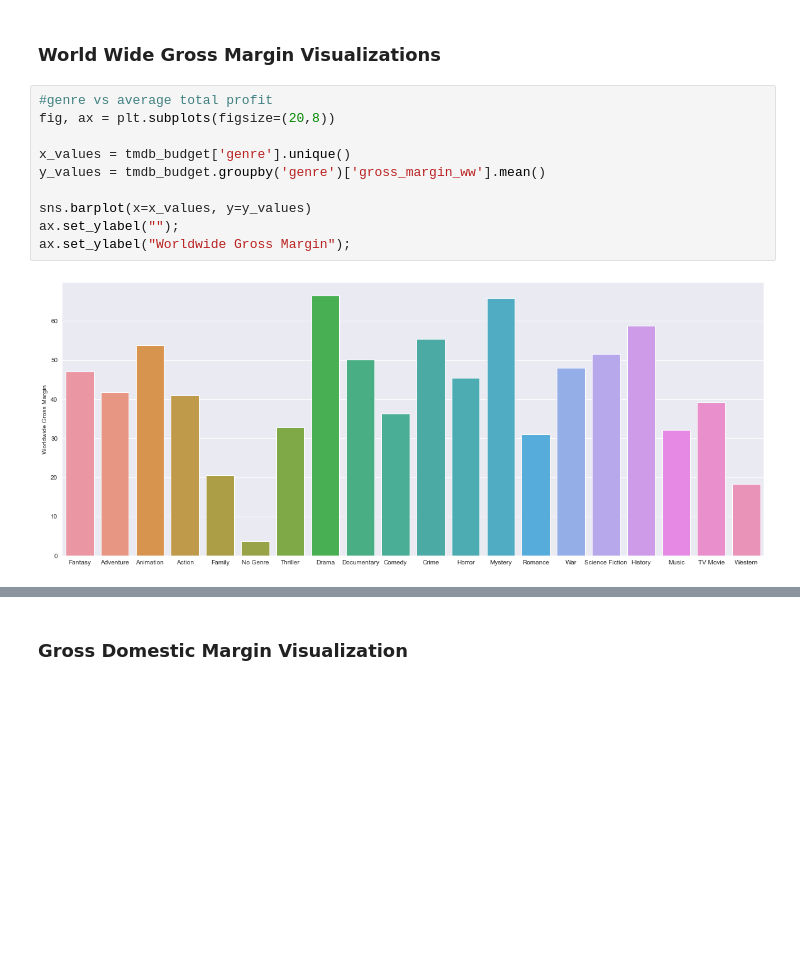
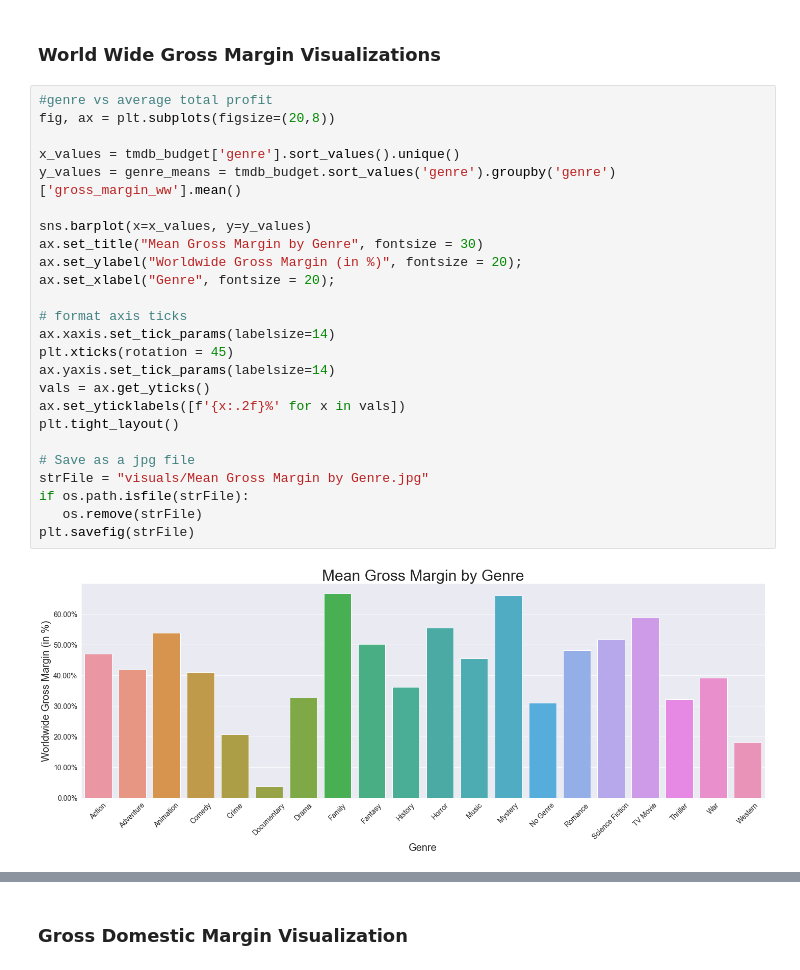
Before and after one commit to masonbatch/dsc-capstone, a Jupyter notebook: student.ipynb, the cells around one changed output, grey strips where cells are left out. Drawn from its saved outputs; the diff is of its cells as text; blank space fills up the shorter version.

```diff
--- a/student.ipynb
+++ b/student.ipynb
@@ -959,12 +1017,27 @@ From looking at the value counts, we see the Drama Movies are the most common mo
 # %%
 #genre vs average total profit
 fig, ax = plt.subplots(figsize=(20,8))
 
-x_values = tmdb_budget['genre'].unique()
-y_values = tmdb_budget.groupby('genre')['gross_margin_ww'].mean()
+x_values = tmdb_budget['genre'].sort_values().unique()
+y_values = genre_means = tmdb_budget.sort_values('genre').groupby('genre')['gross_margin_ww'].mean()
 
 sns.barplot(x=x_values, y=y_values)
-ax.set_ylabel("");
-ax.set_ylabel("Worldwide Gross Margin");
+ax.set_title("Mean Gross Margin by Genre", fontsize = 30)
+ax.set_ylabel("Worldwide Gross Margin (in %)", fontsize = 20);
+ax.set_xlabel("Genre", fontsize = 20);
+
+# format axis ticks
+ax.xaxis.set_tick_params(labelsize=14)
+plt.xticks(rotation = 45)
+ax.yaxis.set_tick_params(labelsize=14)
+vals = ax.get_yticks()
+ax.set_yticklabels([f'{x:.2f}%' for x in vals])
+plt.tight_layout()
+
+# Save as a jpg file
+strFile = "visuals/Mean Gross Margin by Genre.jpg"
+if os.path.isfile(strFile):
+   os.remove(strFile)
+plt.savefig(strFile)
 # %% [output]
-[figure, old version]
+[figure, new version]
```
Also changed, not shown: parts of 41 cells of this notebook, 6 other files.
